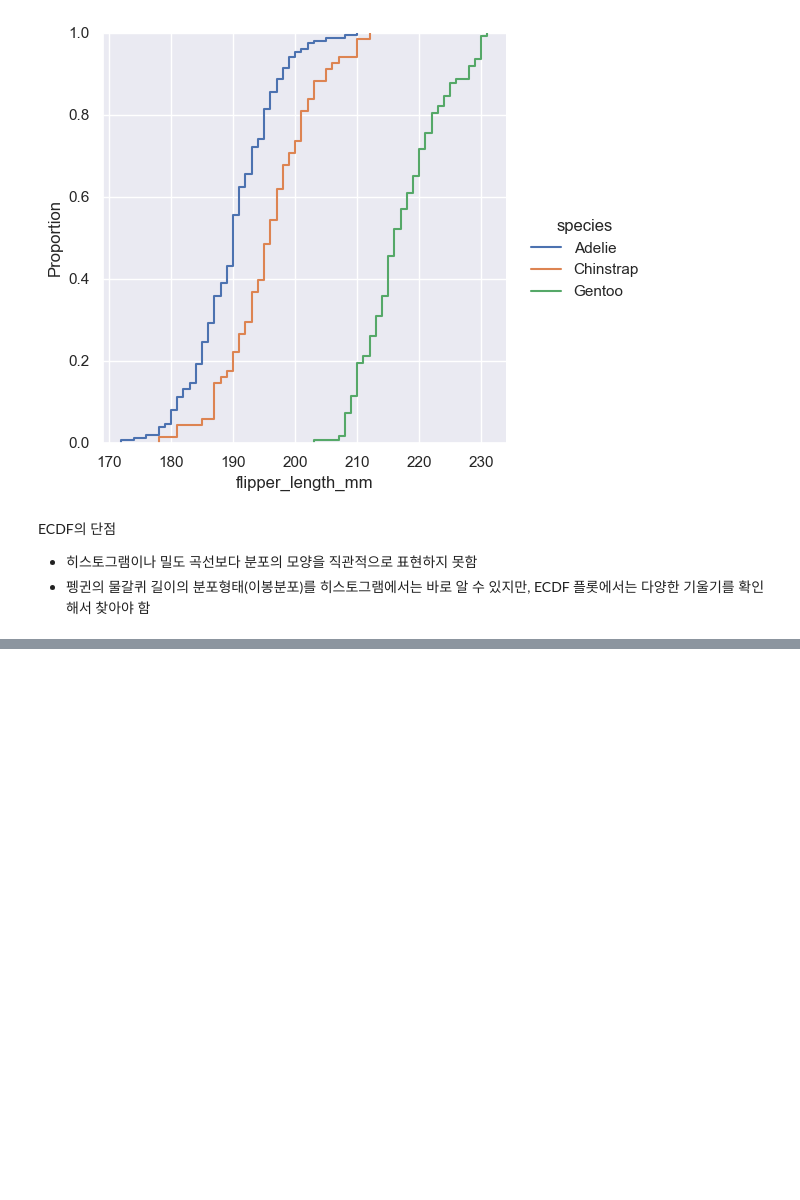
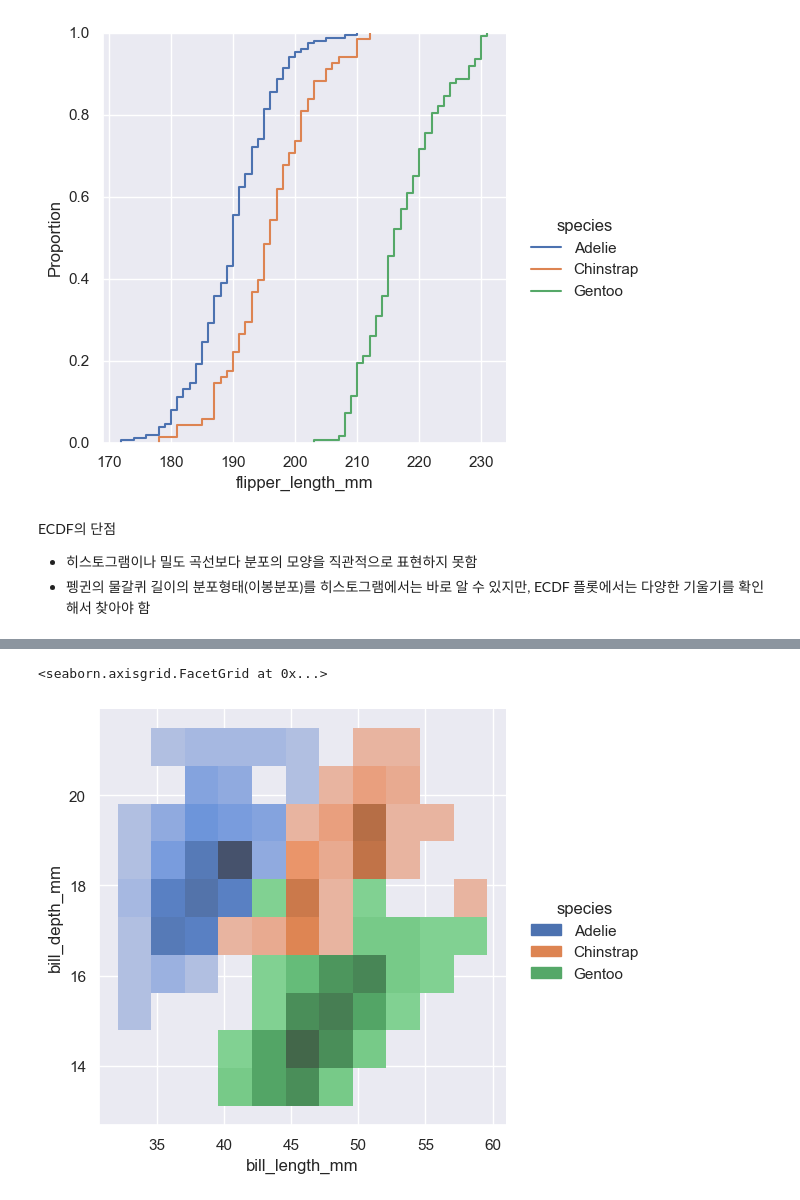
Before and after one commit to jhwn533/Pallet-Town, a Jupyter notebook: Seaborn_Tutorial/Visualizing statistical relationships.ipynb, the cells around one changed output, grey strips where cells are left out. Cells and saved outputs as stored; diff of their text form; code cells hidden in the pictures; blank space fills up the shorter version.

```diff
--- a/Seaborn_Tutorial/Visualizing statistical relationships.ipynb
+++ b/Seaborn_Tutorial/Visualizing statistical relationships.ipynb
@@ -593,0 +610,7 @@ ECDF의 단점
+# %%
+# 이변량 히스토그램 - 색조 파라미터 추가
+# 조건부 분포 간 최소한의 겹침이 있어야 작동
+sns.displot(penguins, x="bill_length_mm", y="bill_depth_mm", hue="species")
+# %% [output]
+<seaborn.axisgrid.FacetGrid at 0x...>
+[figure, added]
```
Also changed, not shown: parts of 13 cells of this notebook.
